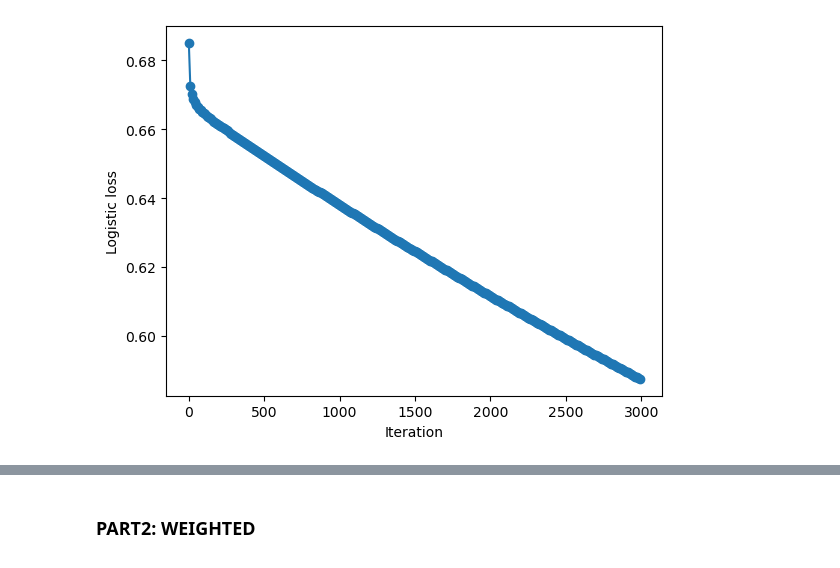
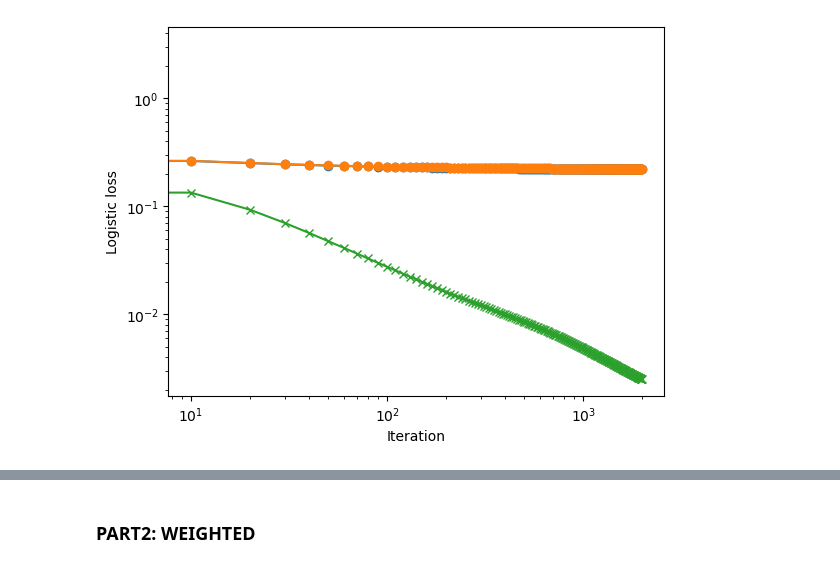
Before and after one commit to Giova9222/ML_project1, a Jupyter notebook: runprime.ipynb, the cells around one changed output, grey strips where cells are left out. Drawn from its saved outputs; the diff is of its cells as text; code cells hidden in the pictures.

```diff
--- a/runprime.ipynb
+++ b/runprime.ipynb
@@ -30,0 +199,4 @@ x_test_scaled = np.column_stack((np.ones(len(x_test_scaled)), x_test_scaled))
+# %%
+X_tr_selected = X_tr[:, lassomask]
+X_val_selected = X_val[:, lassomask]
+X_test_selected = X_test[:, lassomask]
@@ -57,5 +215,5 @@ feature_names
 # %%
-def logistic_regressionsium(y, tx, initial_w, max_iters, gamma):
+def logistic_regressionstats(y, tx, initial_w, max_iters, gamma,x_val,y_val):
     """Train a logistic regression model using gradient descent.
 
     Parameters
@@ -91,6 +249,8 @@ def logistic_regressionsium(y, tx, initial_w, max_iters, gamma):
     """
     w = initial_w
     losses=[]
+    losses_val=[]
+    norms=[]
     for i in range(max_iters):
         z = tx @ w
         sigma = np.exp(-np.logaddexp(0, -z))
@@ -100,19 +260,37 @@ def logistic_regressionsium(y, tx, initial_w, max_iters, gamma):
             z = tx @ w
             loss = np.sum(np.logaddexp(0, z) - y * z) / len(y)
             losses.append(loss)
-    return (w, losses)
+            z_val=x_val@w
+            val_loss=np.sum(np.logaddexp(0, z_val) - y_val * z_val) / len(y_val)
+            losses_val.append(val_loss)
+            norms.append(np.linalg.norm(gradient))
+    return (w, losses,losses_val,norms)
 # %%
-w, losses = logistic_regressionsium(
-    y_train_0,
-    x_train_scaled,
-    np.zeros(x_train_scaled.shape[1]),
-    3000,
-    0.1
+w_logreg, losses,losses_val,norms = logistic_regressionstats(
+    y_tr,
+    X_tr_selected,
+    np.zeros(X_tr_selected.shape[1]),
+    2000,
+    0.1,X_val_selected,y_val
 )
 
+# # w, losses,losses_val = logistic_regressionsium(
+# #     y_tr,
+# #     X_tr_selected,
+# #     w,
+# #     600,
+# #     0.05,X_val_selected,y_val
+# # )
+
+
+
 plt.plot(np.arange(len(losses)) * 10, losses, marker="o")
+plt.plot(np.arange(len(losses_val)) * 10, losses_val, marker="o")
+plt.plot(np.arange(len(losses_val)) * 10, norms, marker="x")
+plt.xscale("log")
+plt.yscale("log")
 plt.xlabel("Iteration")
 plt.ylabel("Logistic loss")
 plt.show()
 # %% [output]
-[figure, old version]
+[figure, new version]
```
Also changed, not shown: parts of 44 cells of this notebook, 3 other files.
